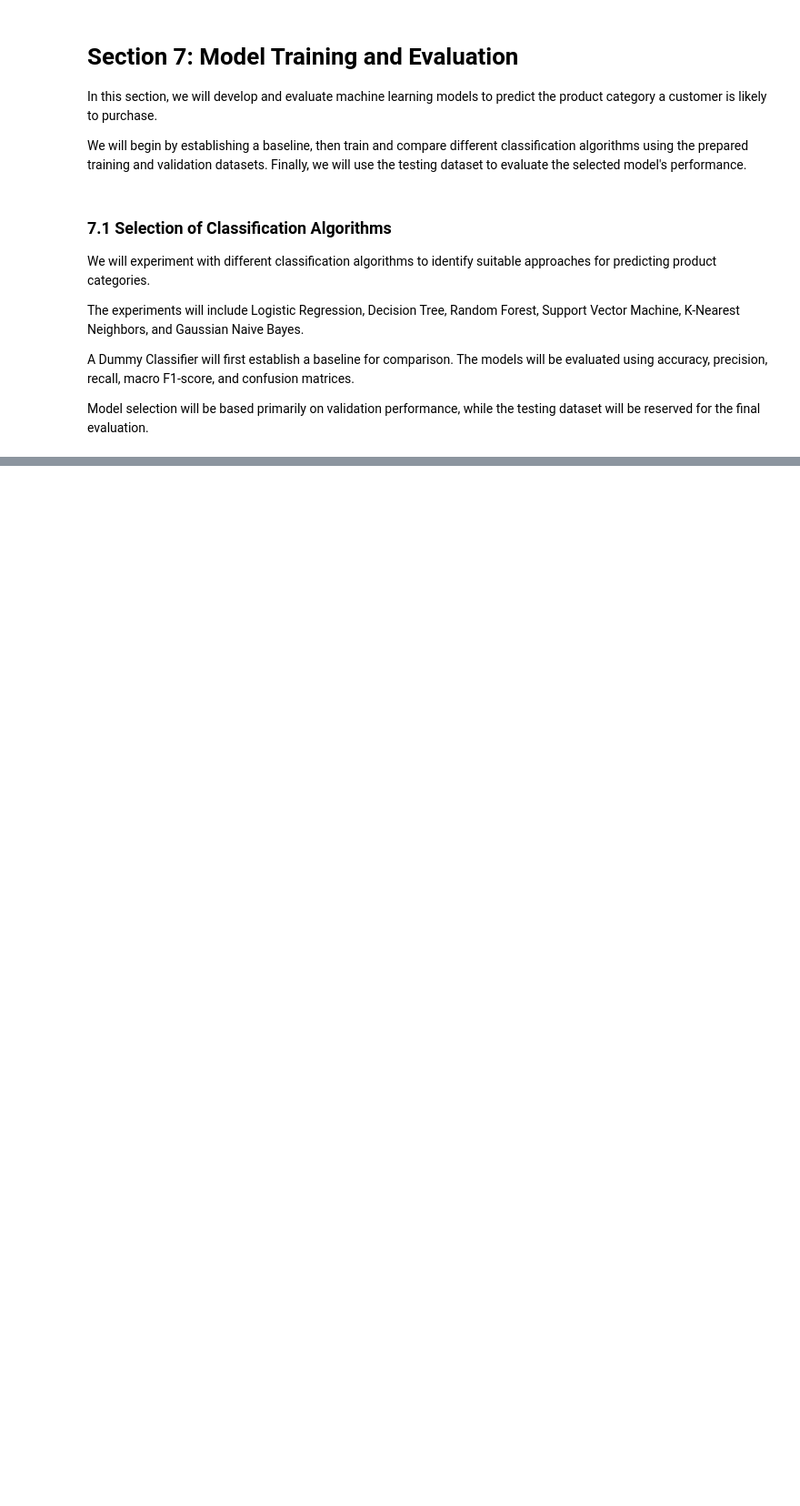
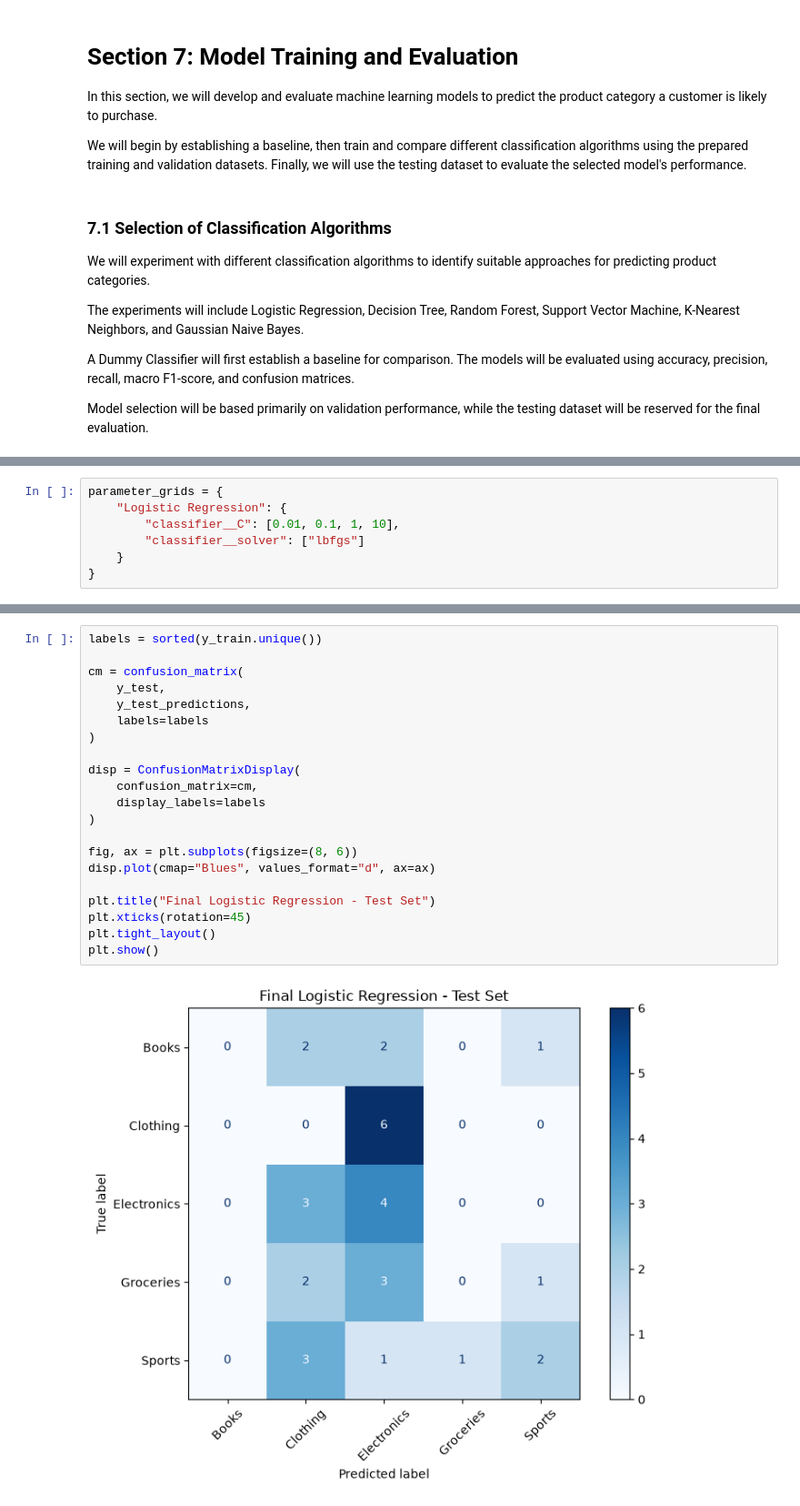
Before and after one commit to jbyiringiro/Formative2-Data_Preprocessing, a Jupyter notebook: notebooks/customer_purchase_prediction_data_preprocessing.ipynb, the cells around one changed output, grey strips where cells are left out. Shown at 91% size. Saved outputs shown, nothing was run; the diff lists cells and outputs as text; blank space fills up the shorter version.

```diff
--- a/notebooks/customer_purchase_prediction_data_preprocessing.ipynb
+++ b/notebooks/customer_purchase_prediction_data_preprocessing.ipynb
@@ -1459,0 +1709,7 @@ Model selection will be based primarily on validation performance, while the tes
+# %%
+parameter_grids = {
+    "Logistic Regression": {
+        "classifier__C": [0.01, 0.1, 1, 10],
+        "classifier__solver": ["lbfgs"]
+    }
+}
@@ -1459,0 +1897,23 @@ Model selection will be based primarily on validation performance, while the tes
+# %%
+labels = sorted(y_train.unique())
+
+cm = confusion_matrix(
+    y_test,
+    y_test_predictions,
+    labels=labels
+)
+
+disp = ConfusionMatrixDisplay(
+    confusion_matrix=cm,
+    display_labels=labels
+)
+
+fig, ax = plt.subplots(figsize=(8, 6))
+disp.plot(cmap="Blues", values_format="d", ax=ax)
+
+plt.title("Final Logistic Regression - Test Set")
+plt.xticks(rotation=45)
+plt.tight_layout()
+plt.show()
+# %% [output]
+[figure, added]
```
Also changed, not shown: parts of 24 cells of this notebook, 1 other file.
